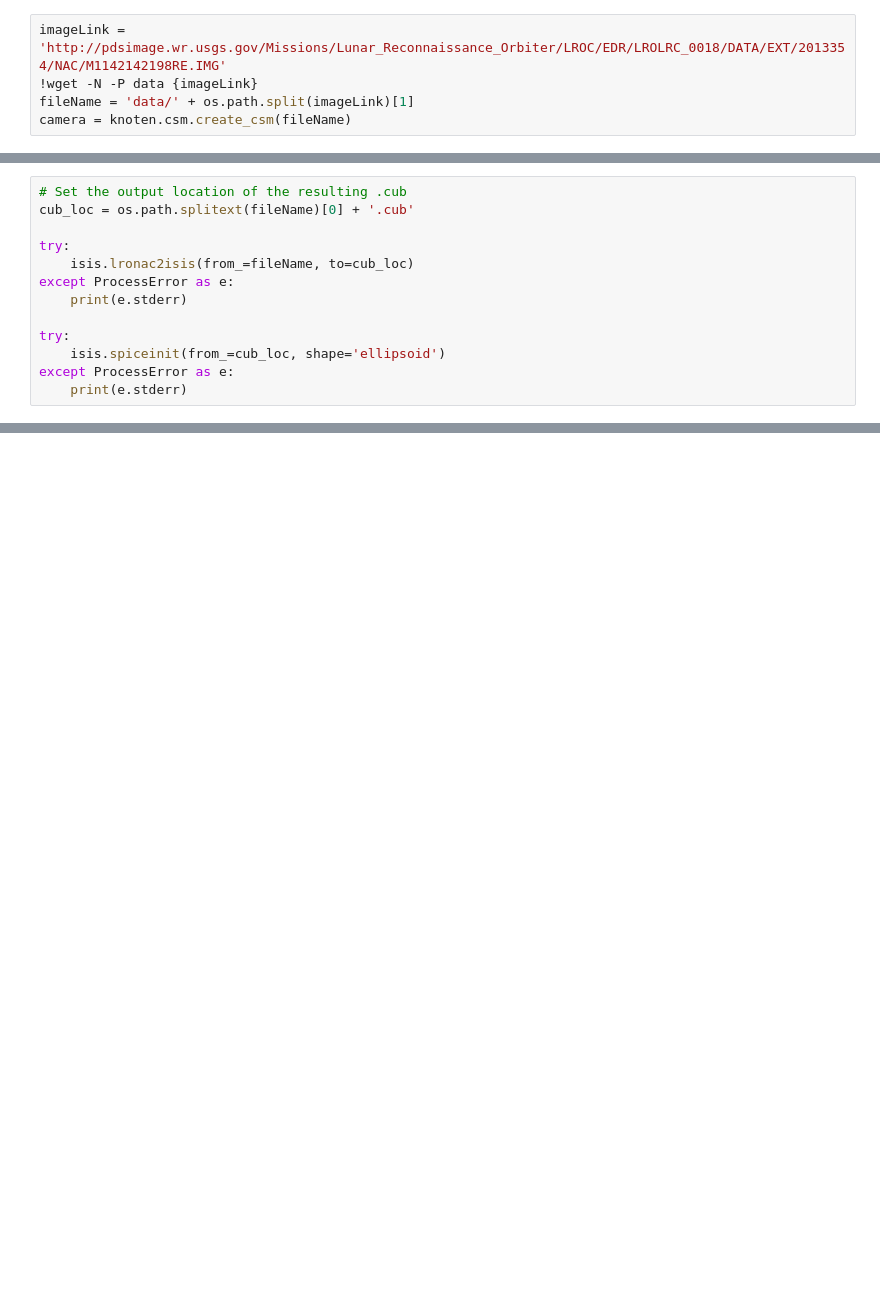
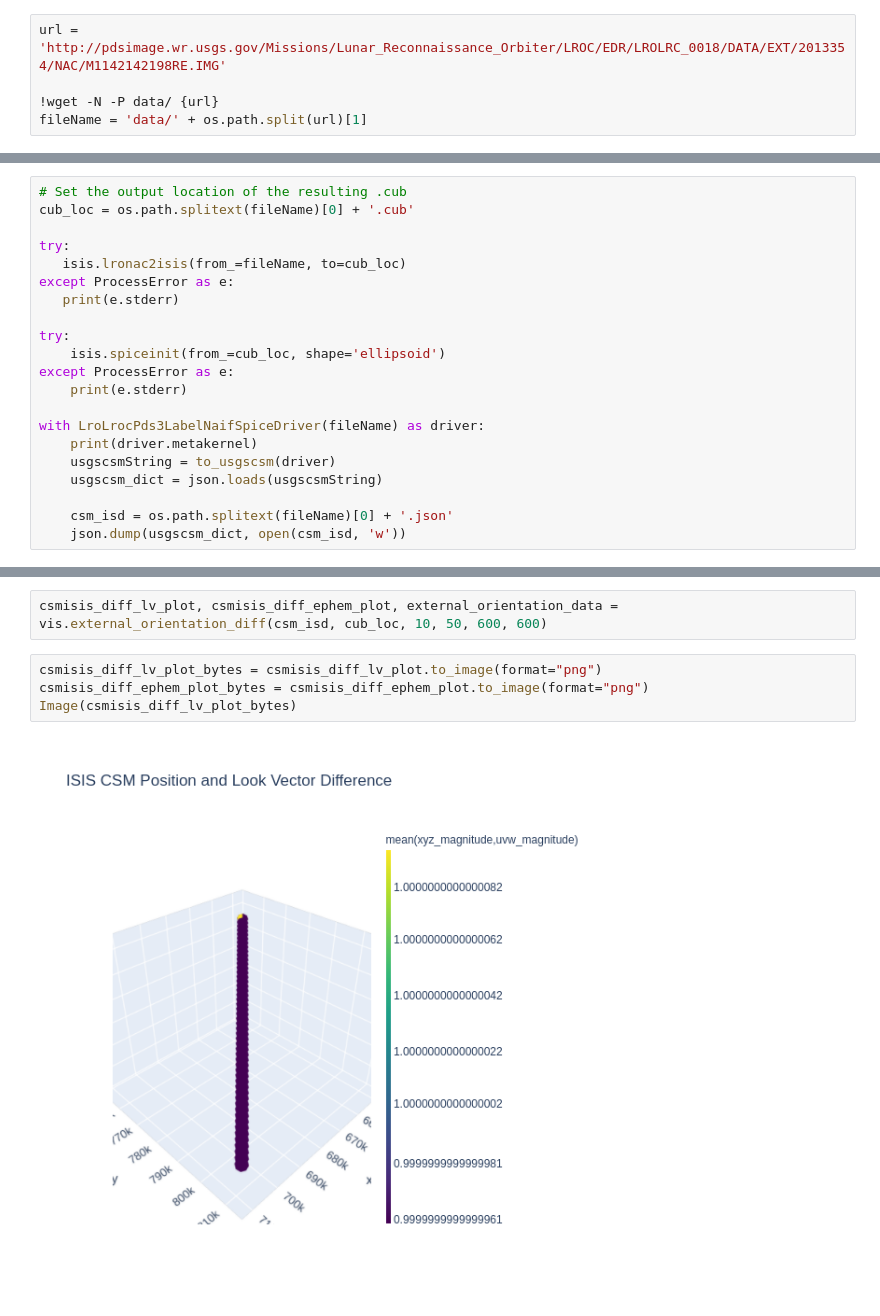
Before and after one commit to DOI-USGS/knoten, a Jupyter notebook: examples/lrocnac_isis_cmp.ipynb, the cells around one changed output, grey strips where cells are left out. Cells and saved outputs as stored; diff of their text form; blank space fills up the shorter version.

```diff
--- a/examples/lrocnac_isis_cmp.ipynb
+++ b/examples/lrocnac_isis_cmp.ipynb
@@ -18,5 +24,5 @@ imageLink must contain a URL to an LROCNAC image ending in the file name
 # %%
-imageLink = 'http://pdsimage.wr.usgs.gov/Missions/Lunar_Reconnaissance_Orbiter/LROC/EDR/LROLRC_0018/DATA/EXT/2013354/NAC/M1142142198RE.IMG'
-!wget -N -P data {imageLink}
-fileName = 'data/' + os.path.split(imageLink)[1]
-camera = knoten.csm.create_csm(fileName)
+url = 'http://pdsimage.wr.usgs.gov/Missions/Lunar_Reconnaissance_Orbiter/LROC/EDR/LROLRC_0018/DATA/EXT/2013354/NAC/M1142142198RE.IMG'
+
+!wget -N -P data/ {url}
+fileName = 'data/' + os.path.split(url)[1]
@@ -27,11 +47,19 @@ camera = knoten.csm.create_csm(fileName)
 cub_loc = os.path.splitext(fileName)[0] + '.cub'
 
 try:
-    isis.lronac2isis(from_=fileName, to=cub_loc)
+   isis.lronac2isis(from_=fileName, to=cub_loc)
 except ProcessError as e:
-    print(e.stderr)
+   print(e.stderr)
 
 try:
     isis.spiceinit(from_=cub_loc, shape='ellipsoid')
 except ProcessError as e:
     print(e.stderr)
+
+with LroLrocPds3LabelNaifSpiceDriver(fileName) as driver:
+    print(driver.metakernel)
+    usgscsmString = to_usgscsm(driver)
+    usgscsm_dict = json.loads(usgscsmString)
+
+    csm_isd = os.path.splitext(fileName)[0] + '.json'
+    json.dump(usgscsm_dict, open(csm_isd, 'w'))
@@ -48,0 +69,8 @@ plot1, plot2, plot3, df1, df2, df3 = vis.reprojection_diff(isd, cub_loc)
+# %%
+csmisis_diff_lv_plot, csmisis_diff_ephem_plot, external_orientation_data = vis.external_orientation_diff(csm_isd, cub_loc, 10, 50, 600, 600)
+# %%
+csmisis_diff_lv_plot_bytes = csmisis_diff_lv_plot.to_image(format="png")
+csmisis_diff_ephem_plot_bytes = csmisis_diff_ephem_plot.to_image(format="png")
+Image(csmisis_diff_lv_plot_bytes)
+# %% [output]
+[figure, added]
```
Also changed, not shown: parts of 19 cells of this notebook, 1 other file.
